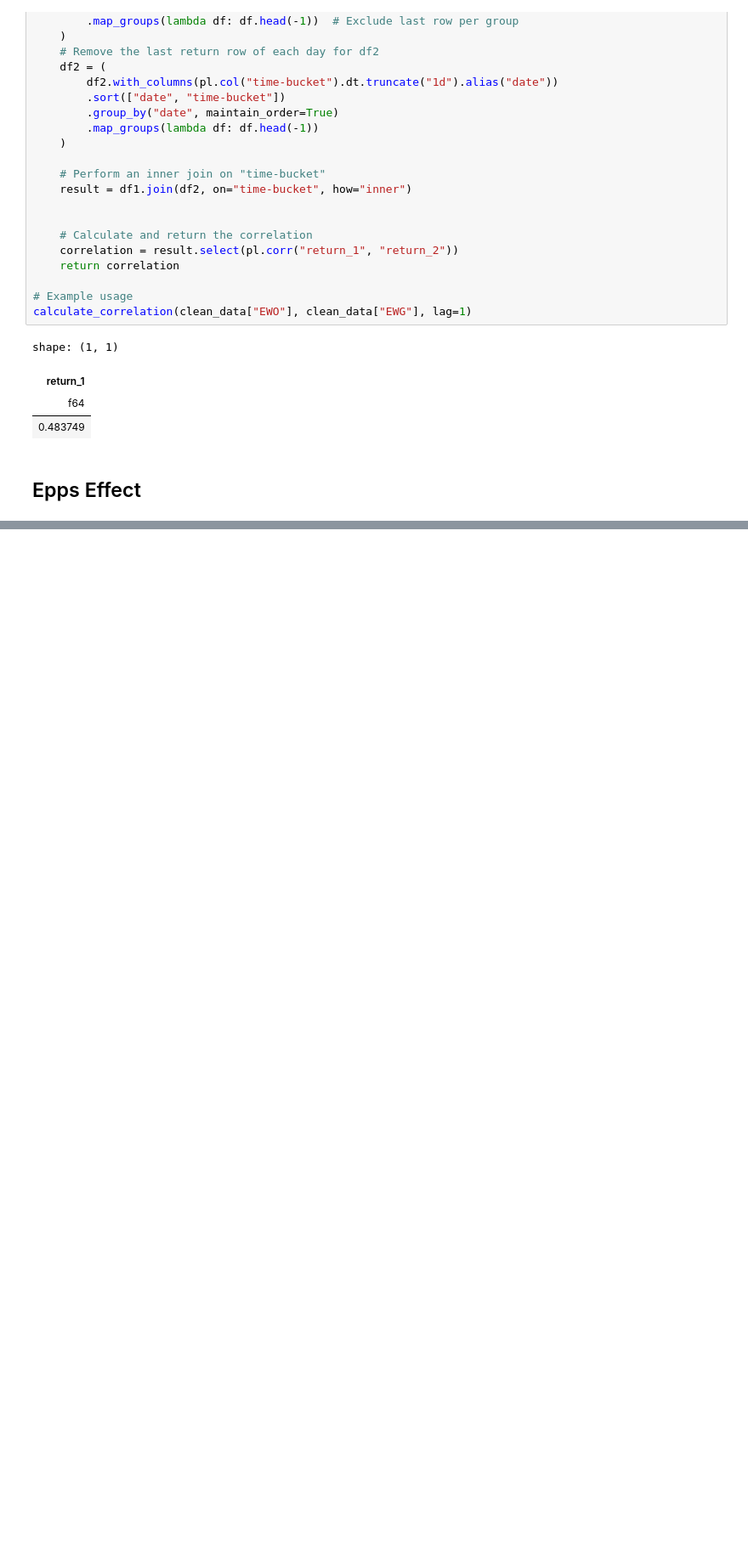
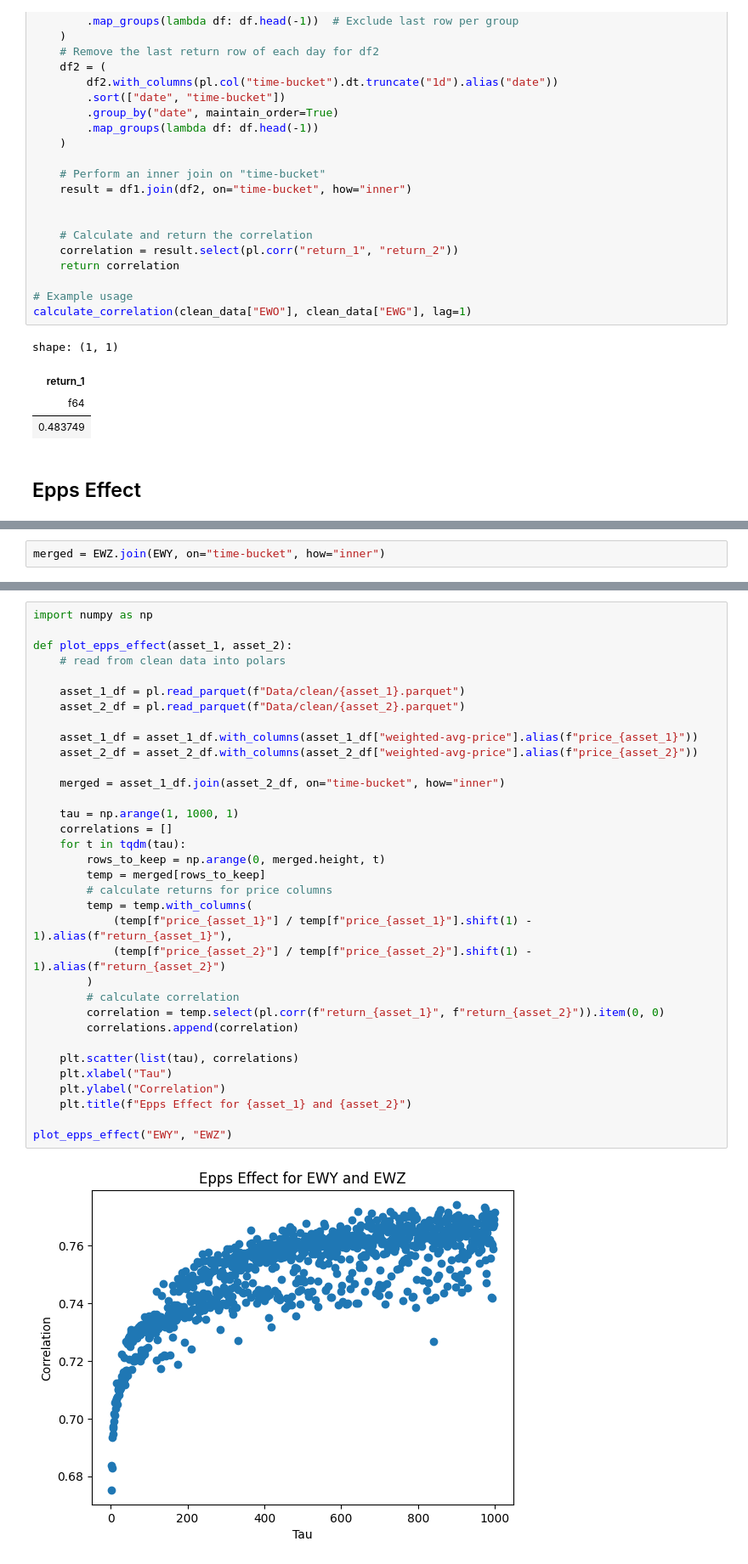
Before and after one commit to hosseinabadi/Big-Data-Correlation-Estimation, a Jupyter notebook: main.ipynb, the cells around one changed output, grey strips where cells are left out. Shown: that part at 85% size. Saved outputs shown, nothing was run; the diff lists cells and outputs as text; blank space fills up the shorter version.

Commit message:
add epps effect

```diff
--- a/main.ipynb
+++ b/main.ipynb
@@ -200,0 +171,2 @@ NameError: name 'calculate_correlation' is not defined
+# %%
+merged = EWZ.join(EWY, on="time-bucket", how="inner")
@@ -200,0 +181,36 @@ NameError: name 'calculate_correlation' is not defined
+# %%
+import numpy as np
+
+def plot_epps_effect(asset_1, asset_2):
+    # read from clean data into polars
+
+    asset_1_df = pl.read_parquet(f"Data/clean/{asset_1}.parquet")
+    asset_2_df = pl.read_parquet(f"Data/clean/{asset_2}.parquet")
+
+    asset_1_df = asset_1_df.with_columns(asset_1_df["weighted-avg-price"].alias(f"price_{asset_1}"))
+    asset_2_df = asset_2_df.with_columns(asset_2_df["weighted-avg-price"].alias(f"price_{asset_2}"))
+
+    merged = asset_1_df.join(asset_2_df, on="time-bucket", how="inner")
+
+    tau = np.arange(1, 1000, 1)
+    correlations = []
+    for t in tqdm(tau):
+        rows_to_keep = np.arange(0, merged.height, t)
+        temp = merged[rows_to_keep]
+        # calculate returns for price columns
+        temp = temp.with_columns(
+            (temp[f"price_{asset_1}"] / temp[f"price_{asset_1}"].shift(1) - 1).alias(f"return_{asset_1}"),
+            (temp[f"price_{asset_2}"] / temp[f"price_{asset_2}"].shift(1) - 1).alias(f"return_{asset_2}")
+        )
+        # calculate correlation
+        correlation = temp.select(pl.corr(f"return_{asset_1}", f"return_{asset_2}")).item(0, 0)
+        correlations.append(correlation)
+
+    plt.scatter(list(tau), correlations)
+    plt.xlabel("Tau")
+    plt.ylabel("Correlation")
+    plt.title(f"Epps Effect for {asset_1} and {asset_2}")
+
+plot_epps_effect("EWY", "EWZ")
+# %% [output]
+[figure, added]
```
Also changed, not shown: parts of 3 cells of this notebook.
